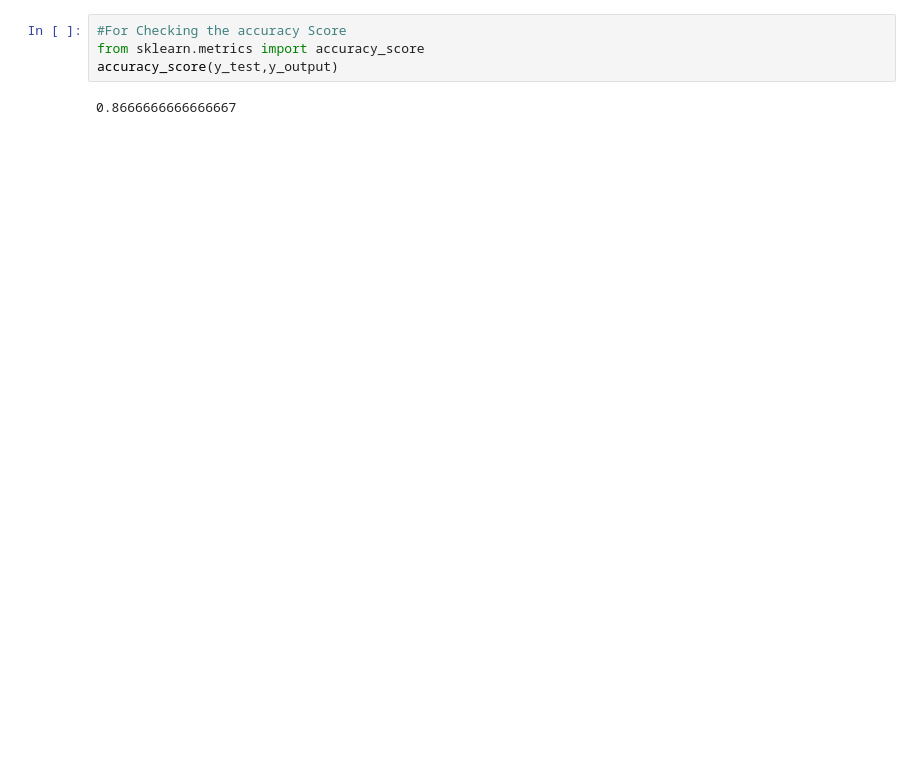
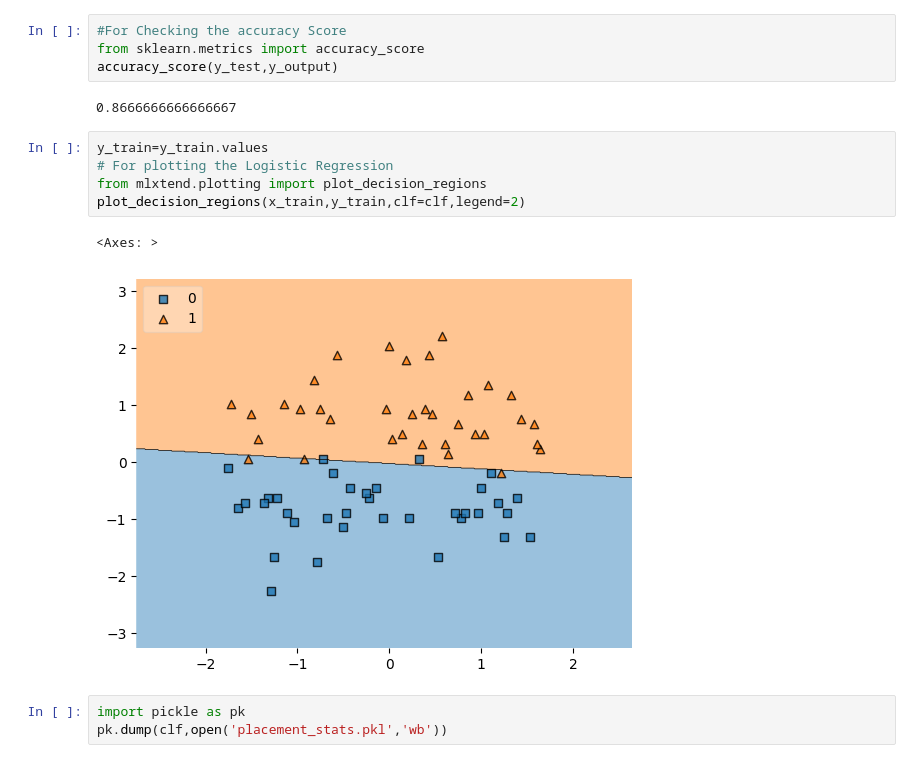
Before and after one commit to klperiwal/placement_prob-basic-, a Jupyter notebook: placement_proj.ipynb, the cells around one changed output. Saved outputs shown, nothing was run; the diff lists cells and outputs as text; blank space fills up the shorter version.

```diff
--- a/placement_proj.ipynb
+++ b/placement_proj.ipynb
@@ -212,3 +212,14 @@ from sklearn.metrics import accuracy_score
 accuracy_score(y_test,y_output)
 # %% [output]
 0.8666666666666667
+# %%
+y_train=y_train.values
+# For plotting the Logistic Regression
+from mlxtend.plotting import plot_decision_regions
+plot_decision_regions(x_train,y_train,clf=clf,legend=2)
+# %% [output]
+<Axes: >
+[figure, added]
+# %%
+import pickle as pk
+pk.dump(clf,open('placement_stats.pkl','wb'))
```
Also changed, not shown: parts of 7 cells of this notebook, 1 other file.
